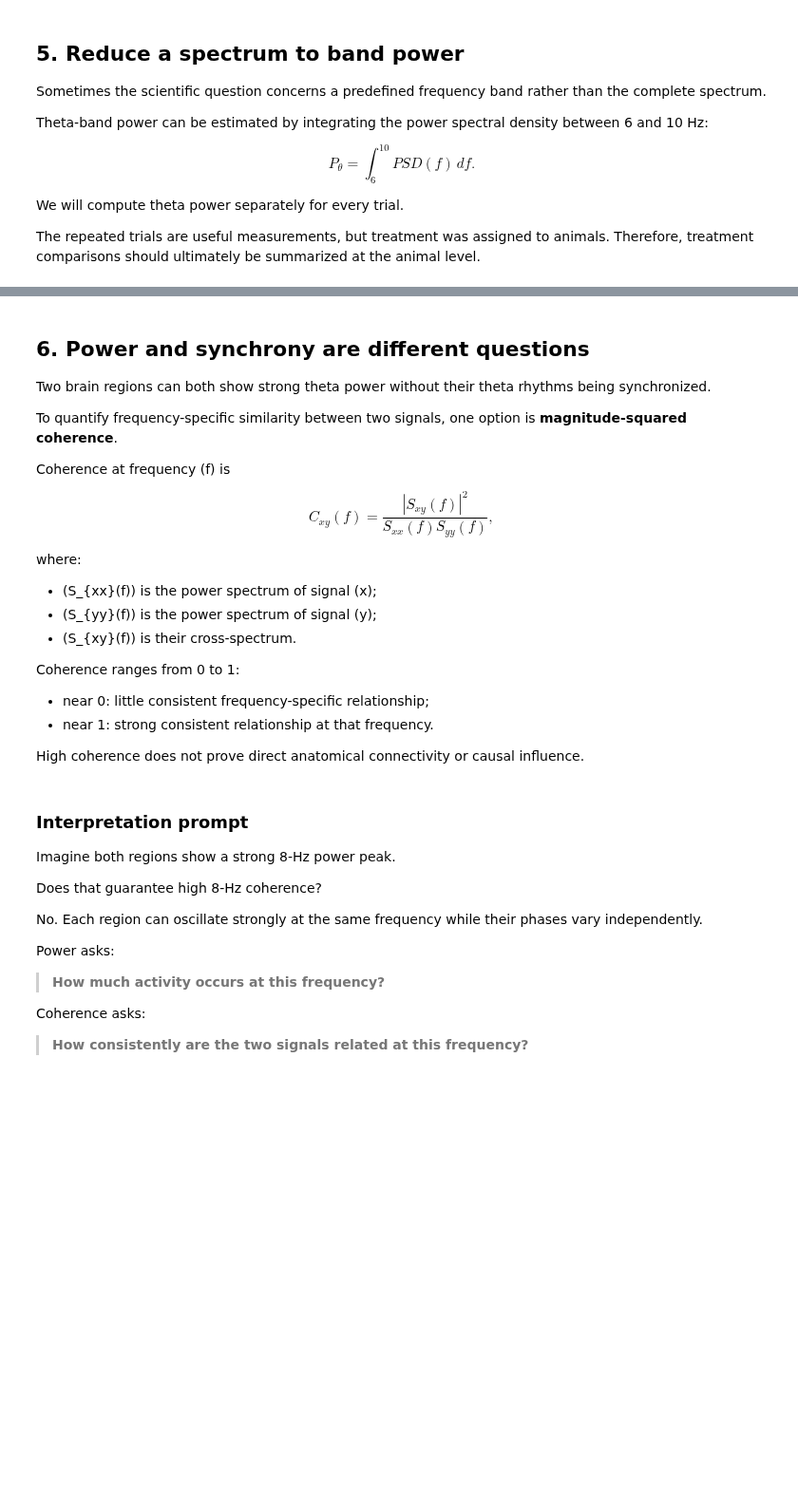
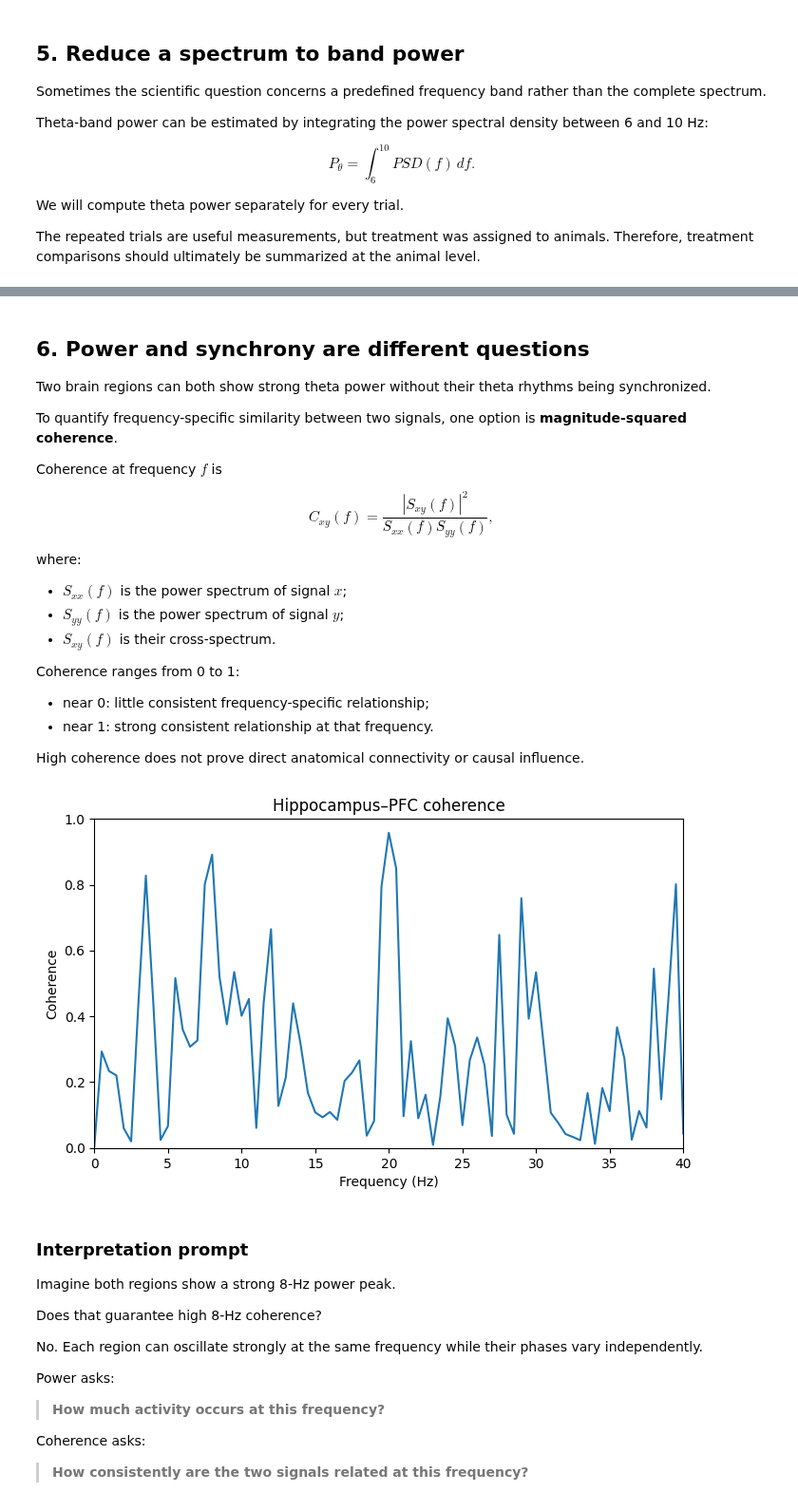
Before and after one commit to willi3by/Survey_of_Methods_in_Comp_Neuro_Fall_2026, a Jupyter notebook: Notebooks/Week_07/Week_7_Neural_Time_Series.ipynb, the cells around one changed output, grey strips where cells are left out. Shown at 95% size. Drawn from its saved outputs; the diff is of its cells as text; code cells hidden in the pictures; blank space fills up the shorter version.

```diff
--- a/Notebooks/Week_07/Week_7_Neural_Time_Series.ipynb
+++ b/Notebooks/Week_07/Week_7_Neural_Time_Series.ipynb
@@ -370,7 +403,7 @@ Two brain regions can both show strong theta power without their theta rhythms b
 
 To quantify frequency-specific similarity between two signals, one option is **magnitude-squared coherence**.
 
-Coherence at frequency \(f\) is
+Coherence at frequency $f$ is
 
 $$
 C_{xy}(f)
@@ -381,9 +414,9 @@ $$
 
 where:
 
-- \(S_{xx}(f)\) is the power spectrum of signal \(x\);
-- \(S_{yy}(f)\) is the power spectrum of signal \(y\);
-- \(S_{xy}(f)\) is their cross-spectrum.
+- $S_{xx}(f)$ is the power spectrum of signal $x$;
+- $S_{yy}(f)$ is the power spectrum of signal $y$;
+- $S_{xy}(f)$ is their cross-spectrum.
 
 Coherence ranges from 0 to 1:
 
@@ -393,21 +426,23 @@ Coherence ranges from 0 to 1:
 High coherence does not prove direct anatomical connectivity or causal influence.
 # %%
 f_coh, coh = signal.coherence(
-    example['hippocampus_uV'],
-    example['pfc_uV'],
+    example['hippocampus_uV'].to_numpy(),
+    example['pfc_uV'].to_numpy(),
     fs=FS,
     nperseg=400,
     noverlap=200
 )
 
 fig, ax = plt.subplots(figsize=(8, 4.5))
 ax.plot(f_coh, coh)
 ax.set_xlim(0, 40)
 ax.set_ylim(0, 1)
 ax.set_xlabel('Frequency (Hz)')
 ax.set_ylabel('Coherence')
 ax.set_title('Hippocampus–PFC coherence')
 plt.show()
+# %% [output]
+[figure, added]
 # %% [markdown]
 ### Interpretation prompt
 
```
Also changed, not shown: parts of 17 cells of this notebook.
